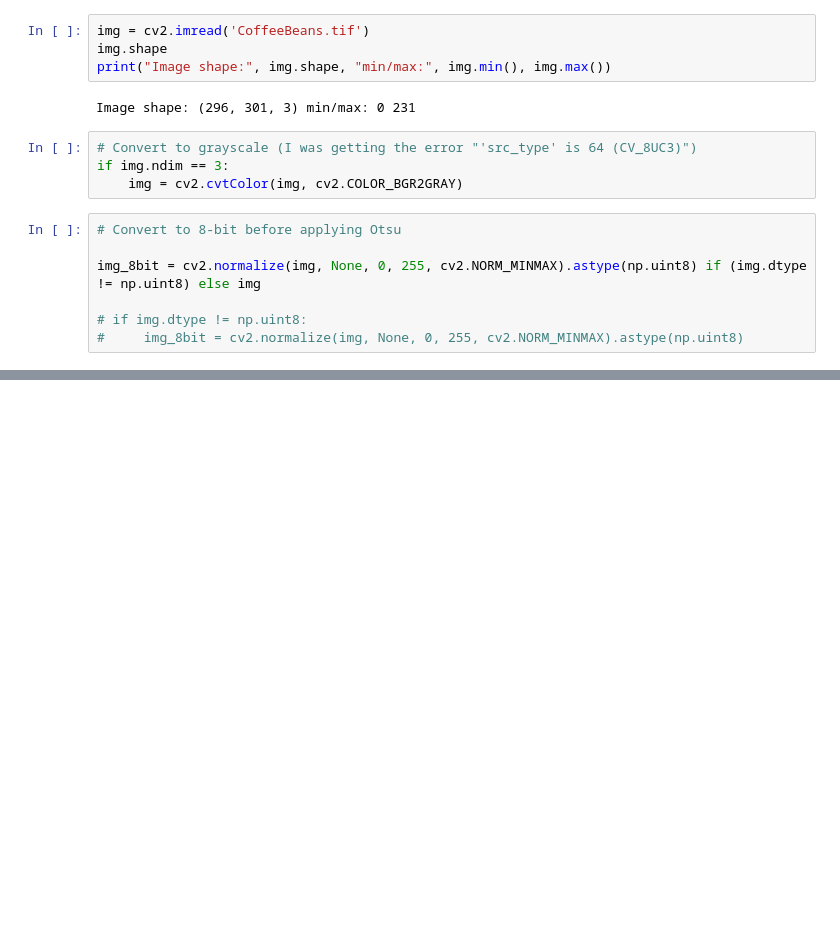
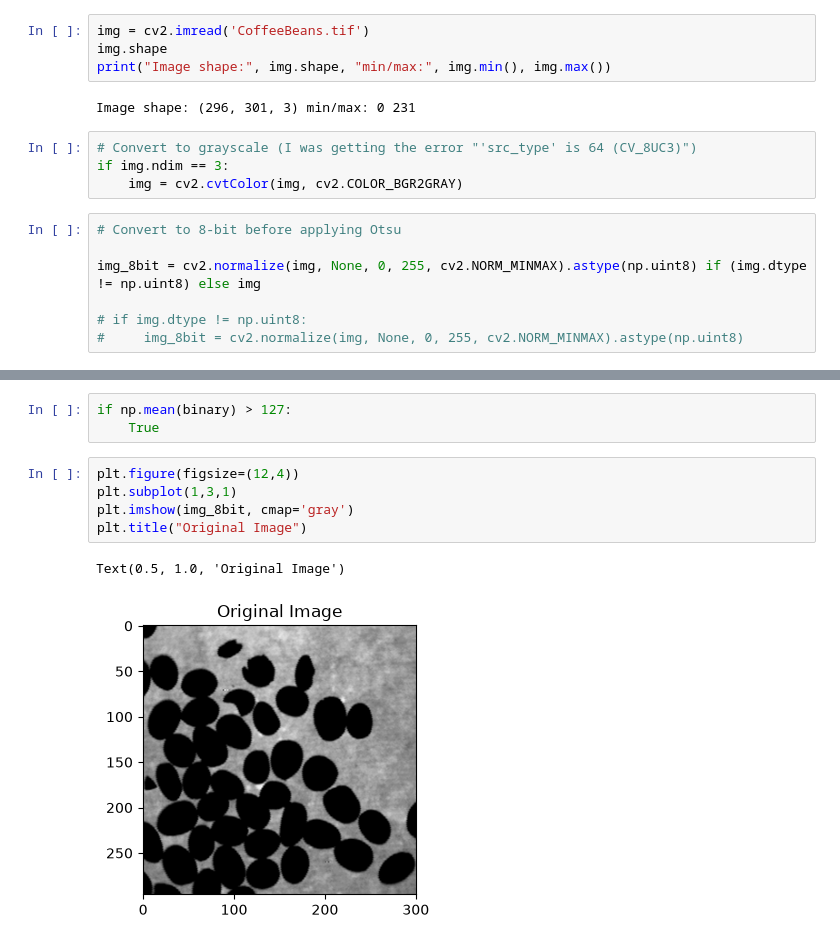
Before and after one commit to bdsh-14/unr-ee681-image-analysis, a Jupyter notebook: HW3/assignment3.ipynb, the cells around one changed output, grey strips where cells are left out. Cells and saved outputs as stored; diff of their text form; blank space fills up the shorter version.

```diff
--- a/HW3/assignment3.ipynb
+++ b/HW3/assignment3.ipynb
@@ -29,0 +40,11 @@ Otsu threshold:  71.0
+# %%
+if np.mean(binary) > 127:
+    True
+# %%
+plt.figure(figsize=(12,4))
+plt.subplot(1,3,1)
+plt.imshow(img_8bit, cmap='gray')
+plt.title("Original Image")
+# %% [output]
+Text(0.5, 1.0, 'Original Image')
+[figure, added]
```
Also changed, not shown: parts of 5 cells of this notebook.
